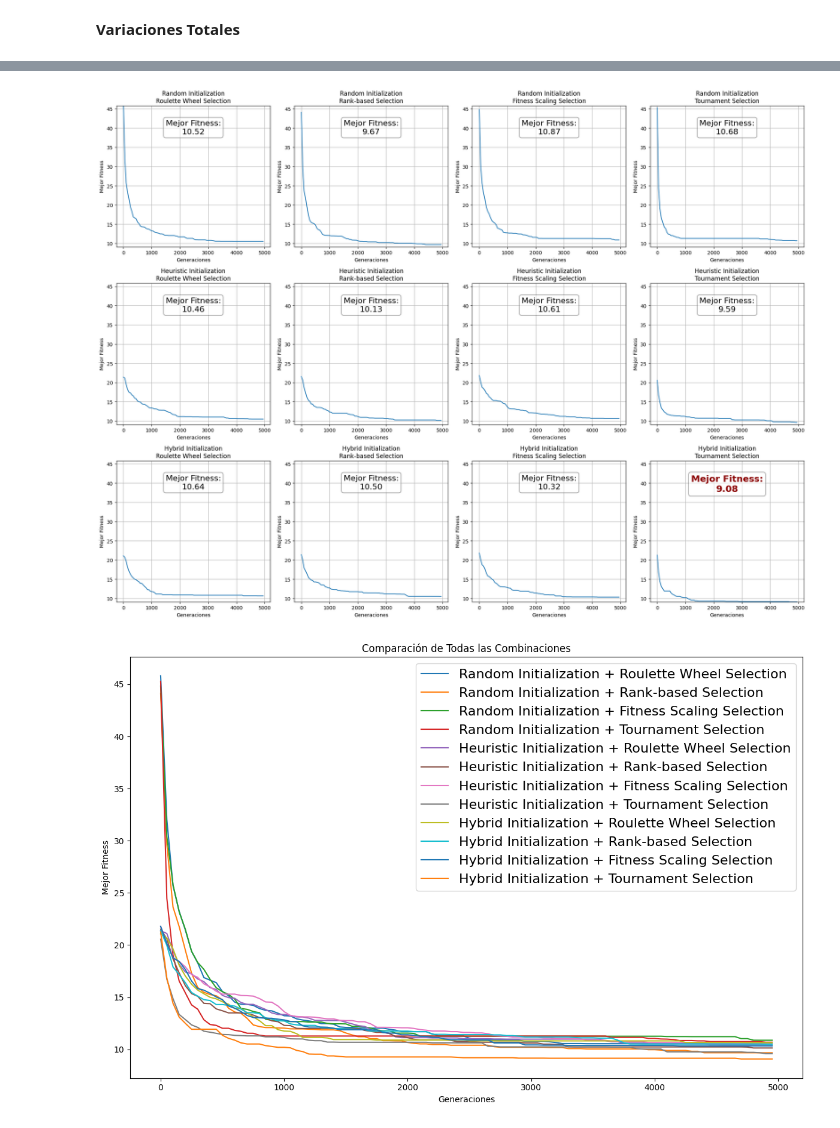
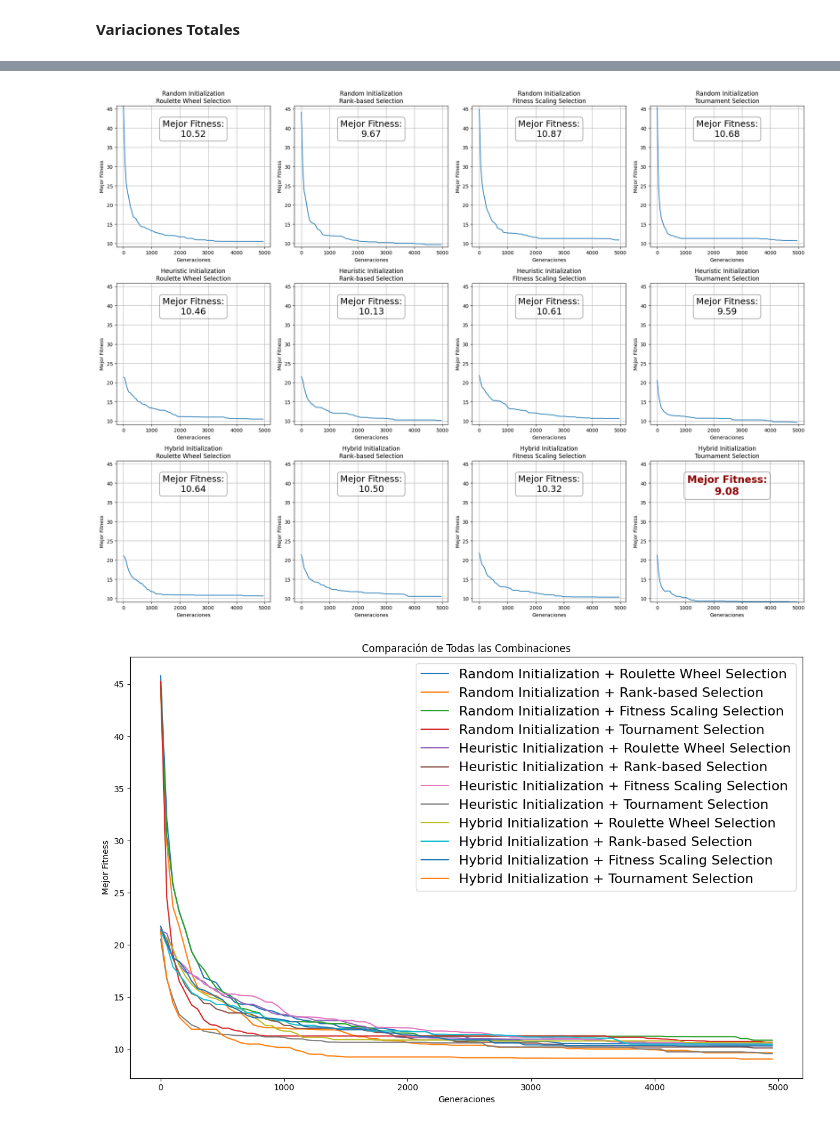
Before and after one commit to BrajanNieto/GA-TSP-Comparison, a Jupyter notebook: IA_Fundamentals_GeneticAlgorithm_TSP_BrajanNieto.ipynb, the cells around one changed output, grey strips where cells are left out. Saved outputs shown, nothing was run; the diff lists cells and outputs as text; code cells hidden in the pictures.

```diff
--- a/IA_Fundamentals_GeneticAlgorithm_TSP_BrajanNieto.ipynb
+++ b/IA_Fundamentals_GeneticAlgorithm_TSP_BrajanNieto.ipynb
@@ -70,7 +70,7 @@ def plot_tsp(nodes, route):
 # %% [markdown]
 ### Create cities and distances
 # %%
-N = 5  # Number of cities
+N = 100  # Number of cities
 pop_size = 8 # Population size for optimization
 cities = np.random.rand(N, 2)  # Random 2D coordinates for cities
 distances = squareform(pdist(cities, 'euclidean'))  # Pairwise distance matrix
@@ -864,36 +849,36 @@ for key in histories_combined:
     row = init_indices[init_name]
     col = selection_indices[selection_name]
 
     axes[row, col].plot(gen, fit)
     axes[row, col].set_title(f"{init_name}\n{selection_name}")
     axes[row, col].set_xlabel('Generaciones')
     axes[row, col].set_ylabel('Mejor Fitness')
     axes[row, col].set_ylim(global_min_fitness, global_max_fitness)
     axes[row, col].grid(True)
 
     # Obtener el mejor fitness para esta combinación
     best_fitness = best_fitness_values[key]
 
     # Comprobar si este es el mejor fitness global
     if best_fitness == best_overall_fitness:
         # Destacar el texto con negrita y color rojo oscuro
         axes[row, col].text(0.5, 0.9, f"Mejor Fitness:\n{best_fitness:.2f}",
                             transform=axes[row, col].transAxes,
-                            fontsize=18, fontweight='bold', color='darkred',
+                            fontsize=20, fontweight='bold', color='darkred',
                             verticalalignment='top', horizontalalignment='center',
                             bbox=dict(boxstyle='round', facecolor='white', alpha=0.5))
     else:
         # Texto normal para las demás combinaciones
         axes[row, col].text(0.5, 0.9, f"Mejor Fitness:\n{best_fitness:.2f}",
                             transform=axes[row, col].transAxes,
-                            fontsize=16,
+                            fontsize=18,
                             verticalalignment='top', horizontalalignment='center',
                             bbox=dict(boxstyle='round', facecolor='white', alpha=0.5))
 
 plt.tight_layout()
 plt.show()
 # %% [output]
-[figure, old version]
+[figure, new version]
 # %%
 #
 plt.figure(figsize=(12, 8))
```
Also changed, not shown: parts of 12 cells of this notebook.
